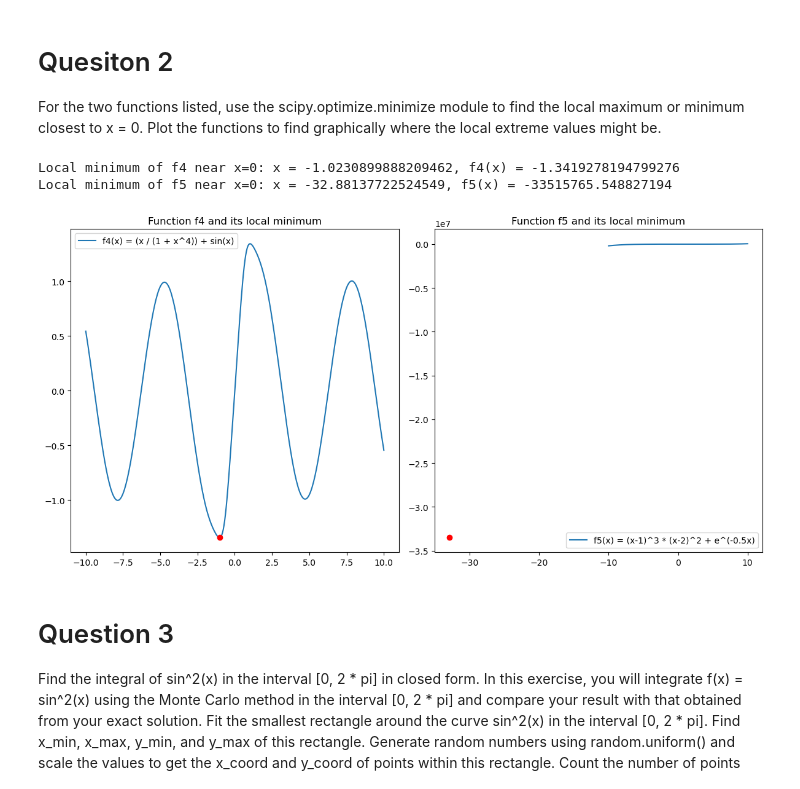
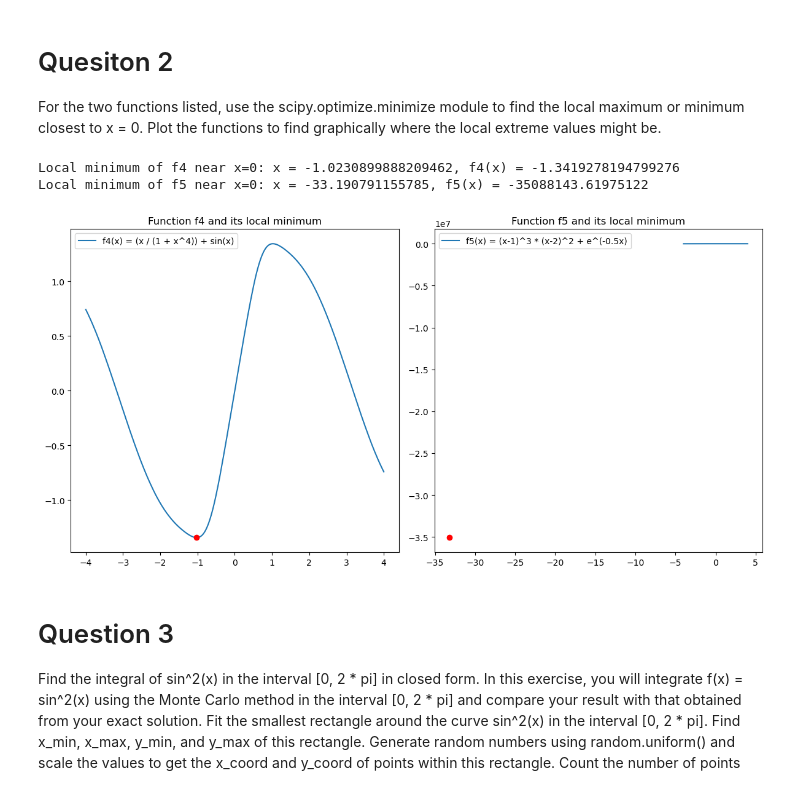
Before and after one commit to Quantum-Impulse/Sci-Comp, a Jupyter notebook: work/A4.ipynb, the cells around one changed output. Saved outputs shown, nothing was run; the diff lists cells and outputs as text; code cells hidden in the pictures.

Commit message:
2nd graph for Q2, not showing well

```diff
--- a/work/A4.ipynb
+++ b/work/A4.ipynb
@@ -95,7 +95,7 @@ def f4(x):
     return ( (x) / (1 + x**4) ) + np.sin(x)
 
 def f5(x):
-    return (x-1)**3 * (x-2)**2 + np.exp(1)**(-0.5 * x)
+    return ((x-1)**3) * ((x-2)**2) + (2.7**(-0.5 * x))
 
 # Initial guess for the minimization
 x0 = 0
@@ -105,36 +105,36 @@ result_f4 = minimize(f4, x0)
 result_f5 = minimize(f5, x0)
 
 # Print the results
 print(f"Local minimum of f4 near x=0: x = {result_f4.x[0]}, f4(x) = {result_f4.fun}")
 print(f"Local minimum of f5 near x=0: x = {result_f5.x[0]}, f5(x) = {result_f5.fun}")
 
 # Plot the functions to find graphically where the local extreme values might be
-x_vals = np.linspace(-10, 10, 400)
+x_vals = np.linspace(-4, 4, 400)
 y_vals_f4 = f4(x_vals)
 y_vals_f5 = f5(x_vals)
 
 plt.figure(figsize=(12, 6))
 
 # Plot f4
 plt.subplot(1, 2, 1)
 plt.plot(x_vals, y_vals_f4, label='f4(x) = (x / (1 + x^4)) + sin(x)')
 plt.scatter(result_f4.x, result_f4.fun, color='red', zorder=5)
 plt.title('Function f4 and its local minimum')
 plt.legend()
 
 # Plot f5
 plt.subplot(1, 2, 2)
 plt.plot(x_vals, y_vals_f5, label='f5(x) = (x-1)^3 * (x-2)^2 + e^(-0.5x)')
 plt.scatter(result_f5.x, result_f5.fun, color='red', zorder=5)
 plt.title('Function f5 and its local minimum')
 plt.legend()
 
 plt.tight_layout()
 plt.show()
 # %% [output]
 Local minimum of f4 near x=0: x = -1.0230899888209462, f4(x) = -1.3419278194799276
-Local minimum of f5 near x=0: x = -32.88137722524549, f5(x) = -33515765.548827194
+Local minimum of f5 near x=0: x = -33.190791155785, f5(x) = -35088143.61975122
-[figure, old version]
+[figure, new version]
 # %% [markdown]
 # Question 3
 
```
